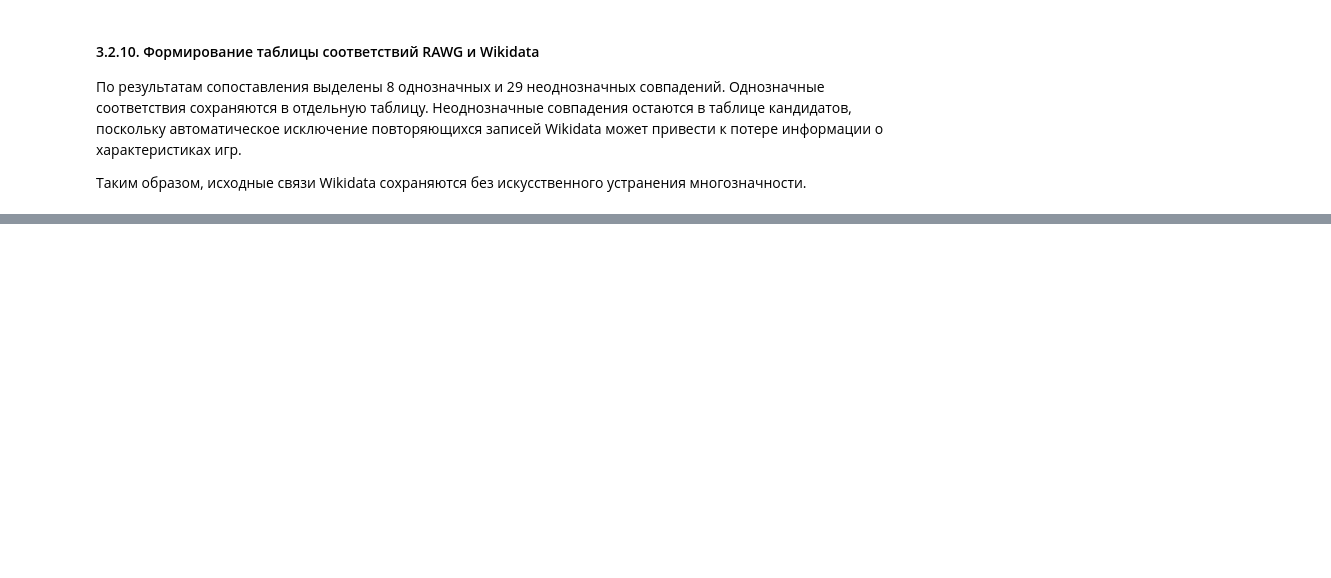
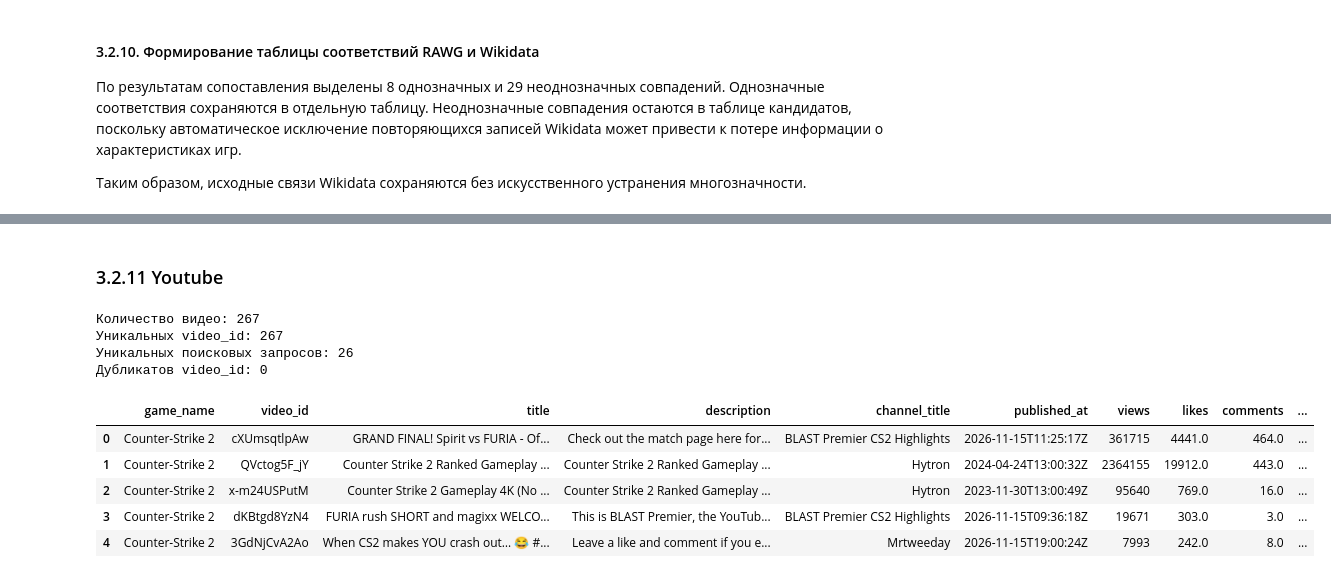
Before and after one commit to Dani-ldyaev/gaming-data-analysis, a Jupyter notebook: notebooks/2_3.ipynb, the cells around one changed output, grey strips where cells are left out. Drawn from its saved outputs; the diff is of its cells as text; code cells hidden in the pictures; blank space fills up the shorter version.

```diff
--- a/notebooks/2_3.ipynb
+++ b/notebooks/2_3.ipynb
@@ -2502,0 +2573,26 @@ display(rawg_wikidata_matches.head(10))
+# %% [markdown]
+### 3.2.11 Youtube
+# %%
+# Проверка подготовленных данных YouTube
+
+youtube_videos = pd.read_parquet(
+    PROCESSED / "games" / "youtube_videos.parquet"
+)
+
+print("Количество видео:", len(youtube_videos))
+print("Уникальных video_id:", youtube_videos["video_id"].nunique())
+print("Уникальных поисковых запросов:", youtube_videos["game_name"].nunique())
+print("Дубликатов video_id:", youtube_videos["video_id"].duplicated().sum())
+
+display(youtube_videos.head())
+# %% [output]
+Количество видео: 267
+Уникальных video_id: 267
+Уникальных поисковых запросов: 26
+Дубликатов video_id: 0
+|  | game_name | video_id | title | description | channel_title | published_at | views | likes | comments | ... |
+| 0 | Counter-Strike 2 | cXUmsqtlpAw | GRAND FINAL! Spirit vs FURIA - Of... | Check out the match page here for... | BLAST Premier CS2 Highlights | 2026-11-15T11:25:17Z | 361715 | 4441.0 | 464.0 | ... |
+| 1 | Counter-Strike 2 | QVctog5F_jY | Counter Strike 2 Ranked Gameplay ... | Counter Strike 2 Ranked Gameplay ... | Hytron | 2024-04-24T13:00:32Z | 2364155 | 19912.0 | 443.0 | ... |
+| 2 | Counter-Strike 2 | x-m24USPutM | Counter Strike 2 Gameplay 4K (No ... | Counter Strike 2 Ranked Gameplay ... | Hytron | 2023-11-30T13:00:49Z | 95640 | 769.0 | 16.0 | ... |
+| 3 | Counter-Strike 2 | dKBtgd8YzN4 | FURIA rush SHORT and magixx WELCO... | This is BLAST Premier, the YouTub... | BLAST Premier CS2 Highlights | 2026-11-15T09:36:18Z | 19671 | 303.0 | 3.0 | ... |
+| 4 | Counter-Strike 2 | 3GdNjCvA2Ao | When CS2 makes YOU crash out… 😂 #... | Leave a like and comment if you e... | Mrtweeday | 2026-11-15T19:00:24Z | 7993 | 242.0 | 8.0 | ... |
```
Also changed, not shown: parts of 7 cells of this notebook.
